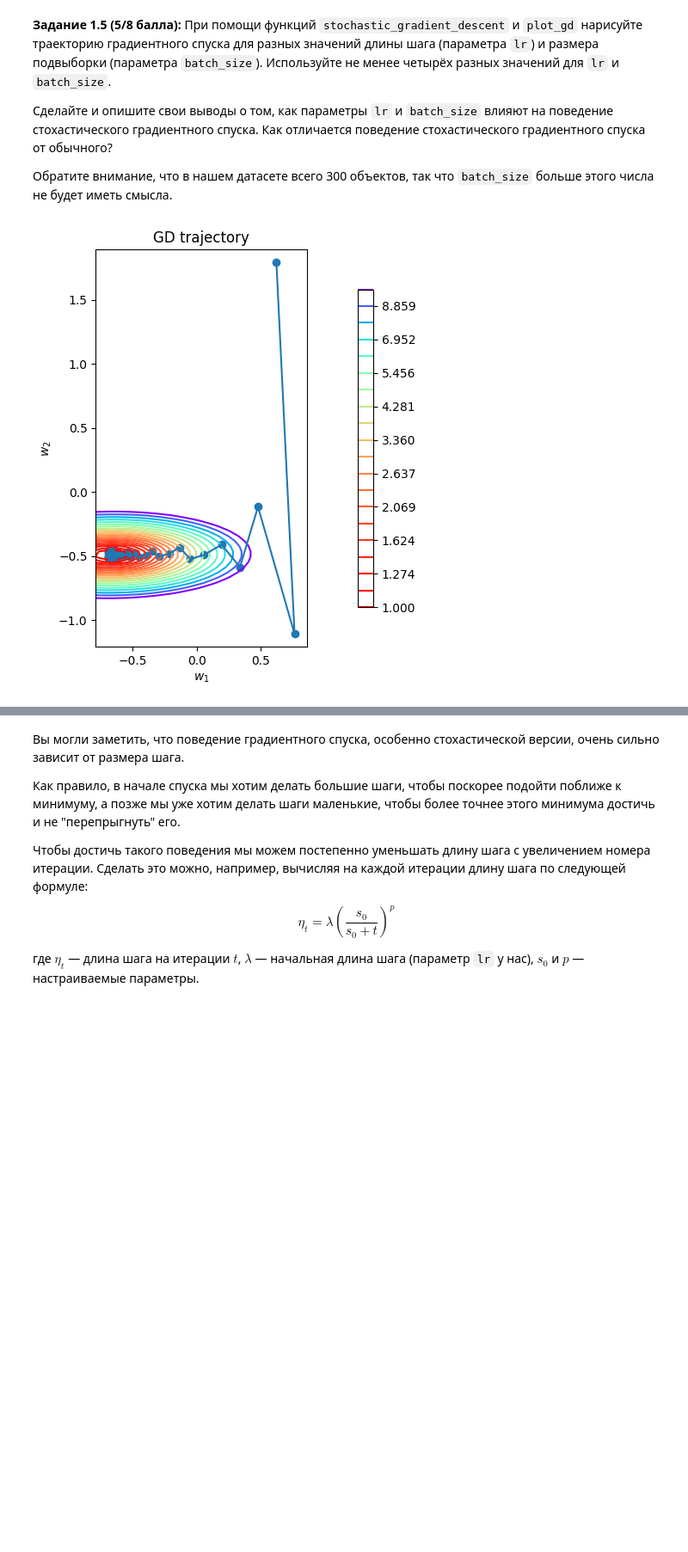
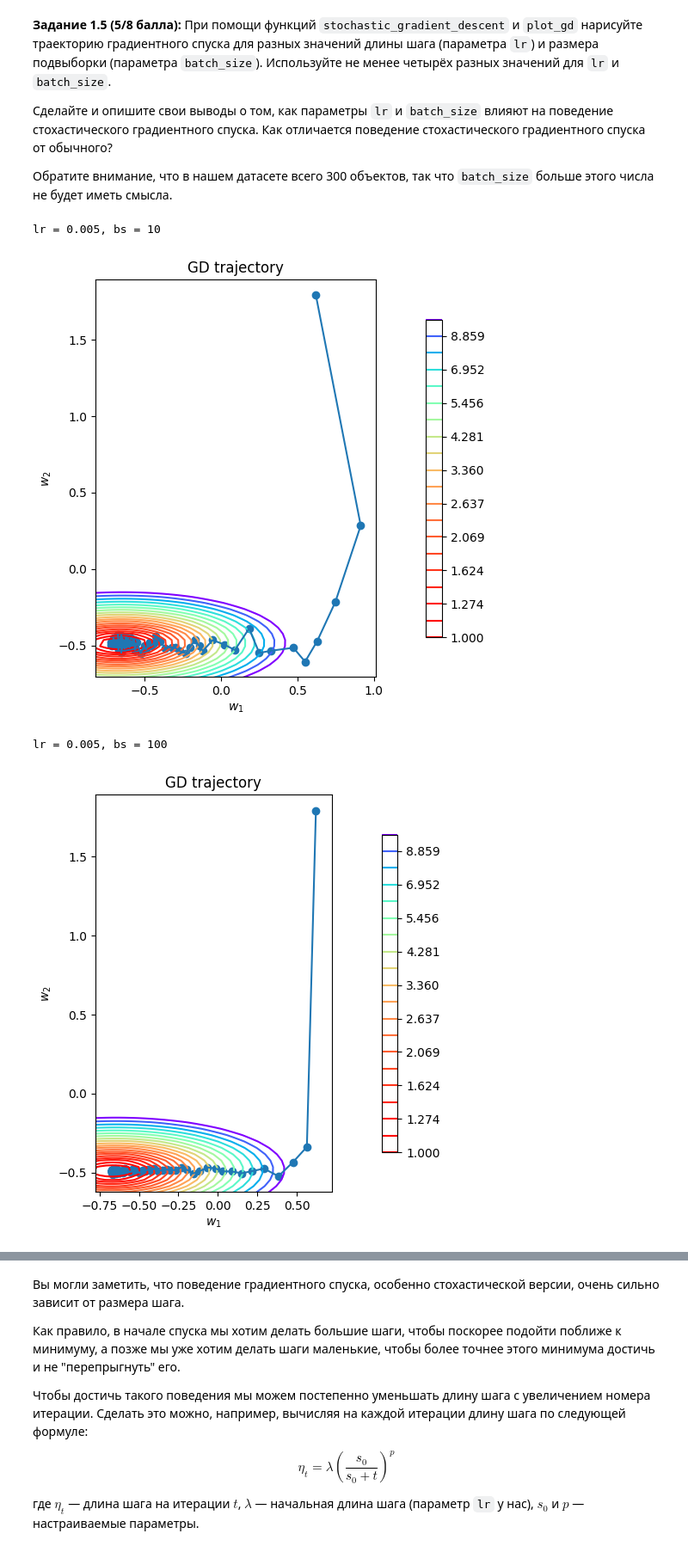
Before and after one commit to vctriusss/iad-ds-homeworks, a Jupyter notebook: hw05_gd.ipynb, the cells around one changed output, grey strips where cells are left out. Shown: that part at 86% size. Drawn from its saved outputs; the diff is of its cells as text; code cells hidden in the pictures; blank space fills up the shorter version.

```diff
--- a/hw05_gd.ipynb
+++ b/hw05_gd.ipynb
@@ -272,9 +277,11 @@ def plot_gd(w_list: Iterable, X: np.ndarray, y: np.ndarray, loss: BaseLoss):
+# %%
+params = [w_init, X, y, loss]
 # %%
 # -- YOUR CODE HERE --
 for lr in [0.0005, 0.001, 0.005, 0.01]:
-    w_list = gradient_descent(w_init, X, y, loss, lr, 100)
+    w_list = gradient_descent(*params, lr, n_iterations=100)
     print(f'lr = {lr}')
-    plot_gd(w_list, X, y, loss)
+    plot_gd(w_list, *params[1:])
 # %% [output]
 lr = 0.0005
 [figure]
@@ -346,9 +355,15 @@ def stochastic_gradient_descent(
 Сделайте и опишите свои выводы о том, как параметры  `lr` и `batch_size` влияют на поведение стохастического градиентного спуска. Как отличается поведение стохастического градиентного спуска от обычного?
 
 Обратите внимание, что в нашем датасете всего 300 объектов, так что `batch_size` больше этого числа не будет иметь смысла.
-# %%
-# -- YOUR CODE HERE --
-w_list = stochastic_gradient_descent(w_init, X, y, loss, 0.01, 100)
-plot_gd(w_list, X, y, loss)
-# %% [output]
-[figure, removed]
+# %%
+lrs = [0.005, 0.01]
+bss = [10, 100]
+for lr, bs in itertools.product(lrs, bss):
+    print(f'lr = {lr}, bs = {bs}')
+    w_list = stochastic_gradient_descent(*params, lr=lr, batch_size=bs, n_iterations=100)
+    plot_gd(w_list, *params[1:])
+# %% [output]
+lr = 0.005, bs = 10
+[figure, added]
+lr = 0.005, bs = 100
+[figure, added]
```
Also changed, not shown: parts of 30 cells of this notebook.
